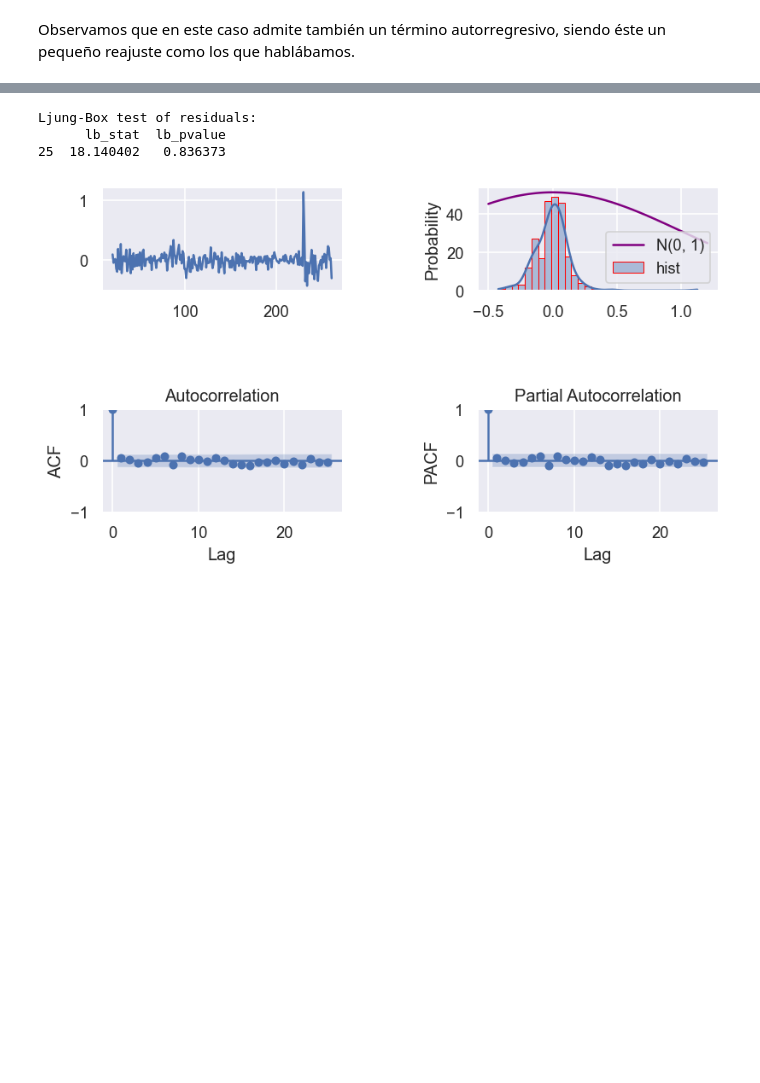
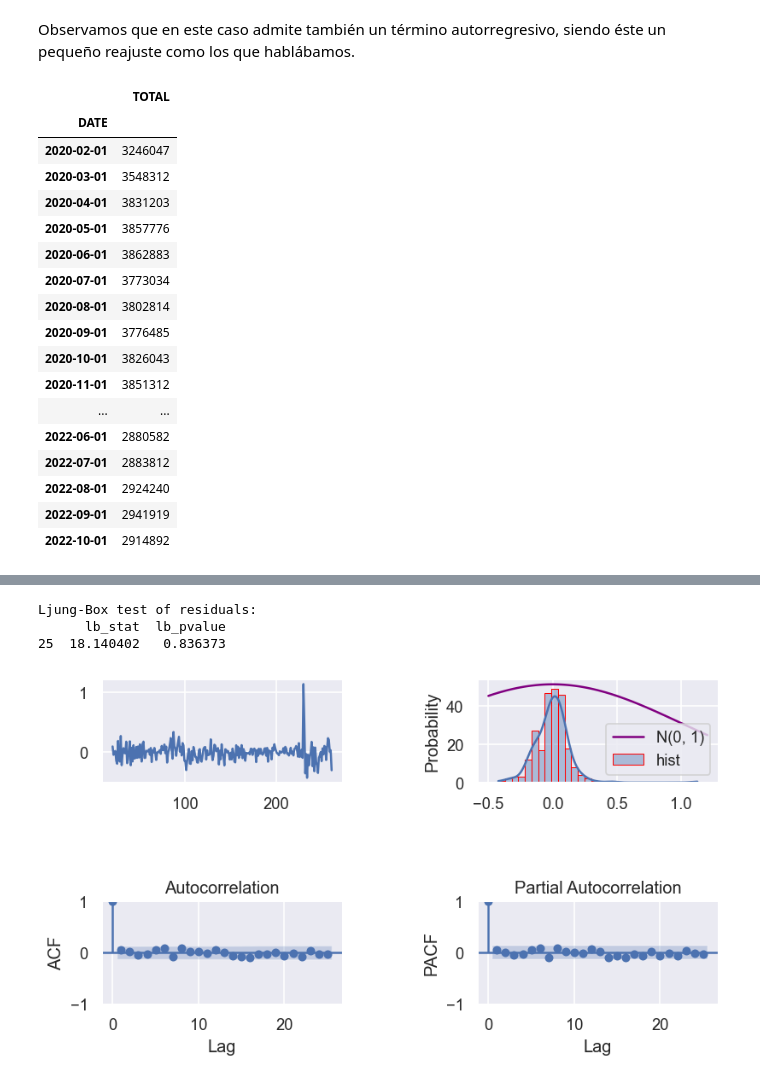
Before and after one commit to juanls1/Assignment2_ML, a Jupyter notebook: ML_Assignment2.ipynb, the cells around one changed output, grey strips where cells are left out. Cells and saved outputs as stored; diff of their text form; code cells hidden in the pictures; blank space fills up the shorter version.

```diff
--- a/ML_Assignment2.ipynb
+++ b/ML_Assignment2.ipynb
@@ -472,3 +472,26 @@ Warnings:
 [1] Covariance matrix calculated using the outer product of gradients (complex-step).
 # %% [markdown]
 Observamos que en este caso admite también un término autorregresivo, siendo éste un pequeño reajuste como los que hablábamos.
+# %%
+df2 = df[229:]
+# %%
+df2
+# %% [output]
+|  | TOTAL |
+| DATE |  |
+| 2020-02-01 | 3246047 |
+| 2020-03-01 | 3548312 |
+| 2020-04-01 | 3831203 |
+| 2020-05-01 | 3857776 |
+| 2020-06-01 | 3862883 |
+| 2020-07-01 | 3773034 |
+| 2020-08-01 | 3802814 |
+| 2020-09-01 | 3776485 |
+| 2020-10-01 | 3826043 |
+| 2020-11-01 | 3851312 |
+| ... | ... |
+| 2022-06-01 | 2880582 |
+| 2022-07-01 | 2883812 |
+| 2022-08-01 | 2924240 |
+| 2022-09-01 | 2941919 |
+| 2022-10-01 | 2914892 |
```
Also changed, not shown: parts of 9 cells of this notebook.
